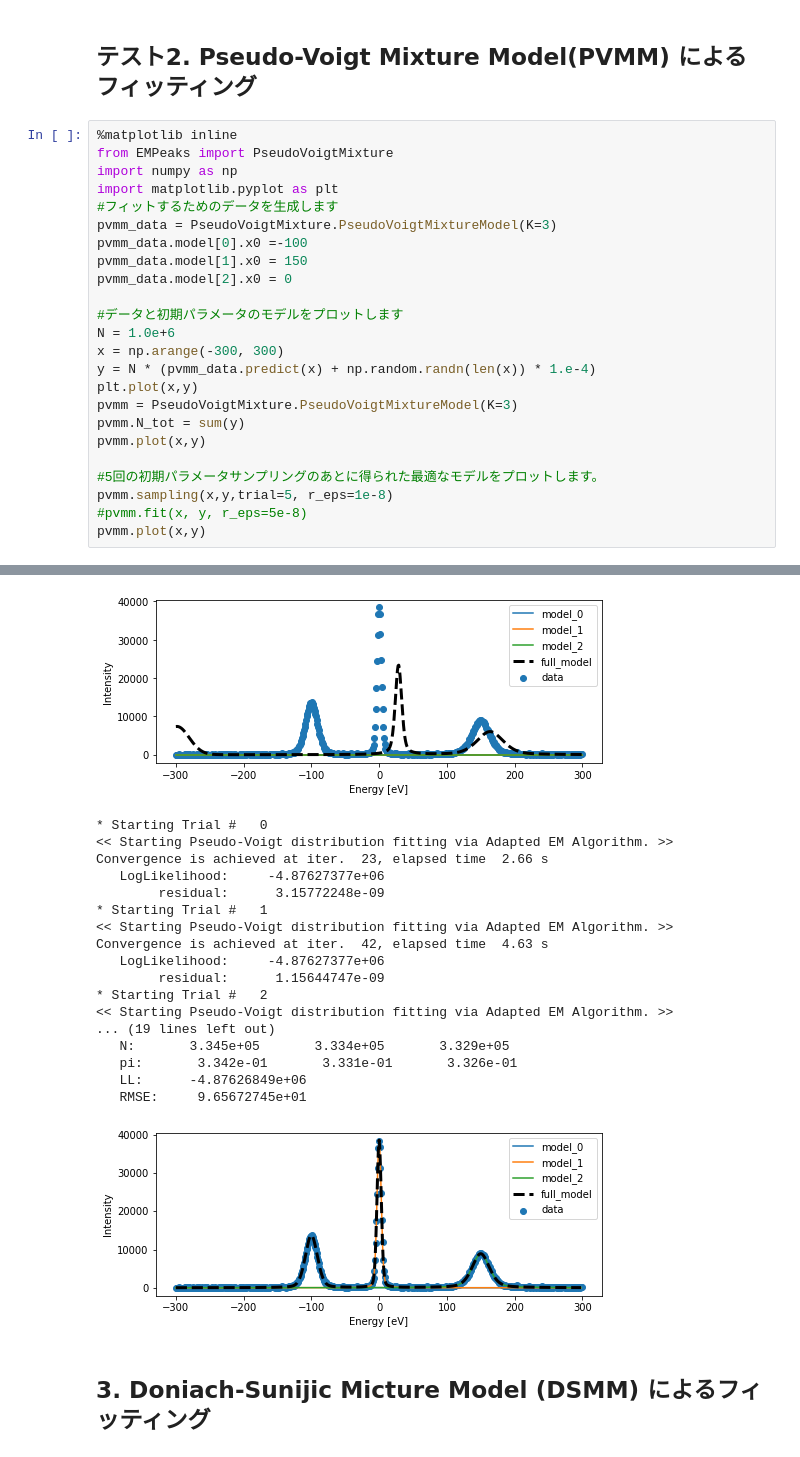
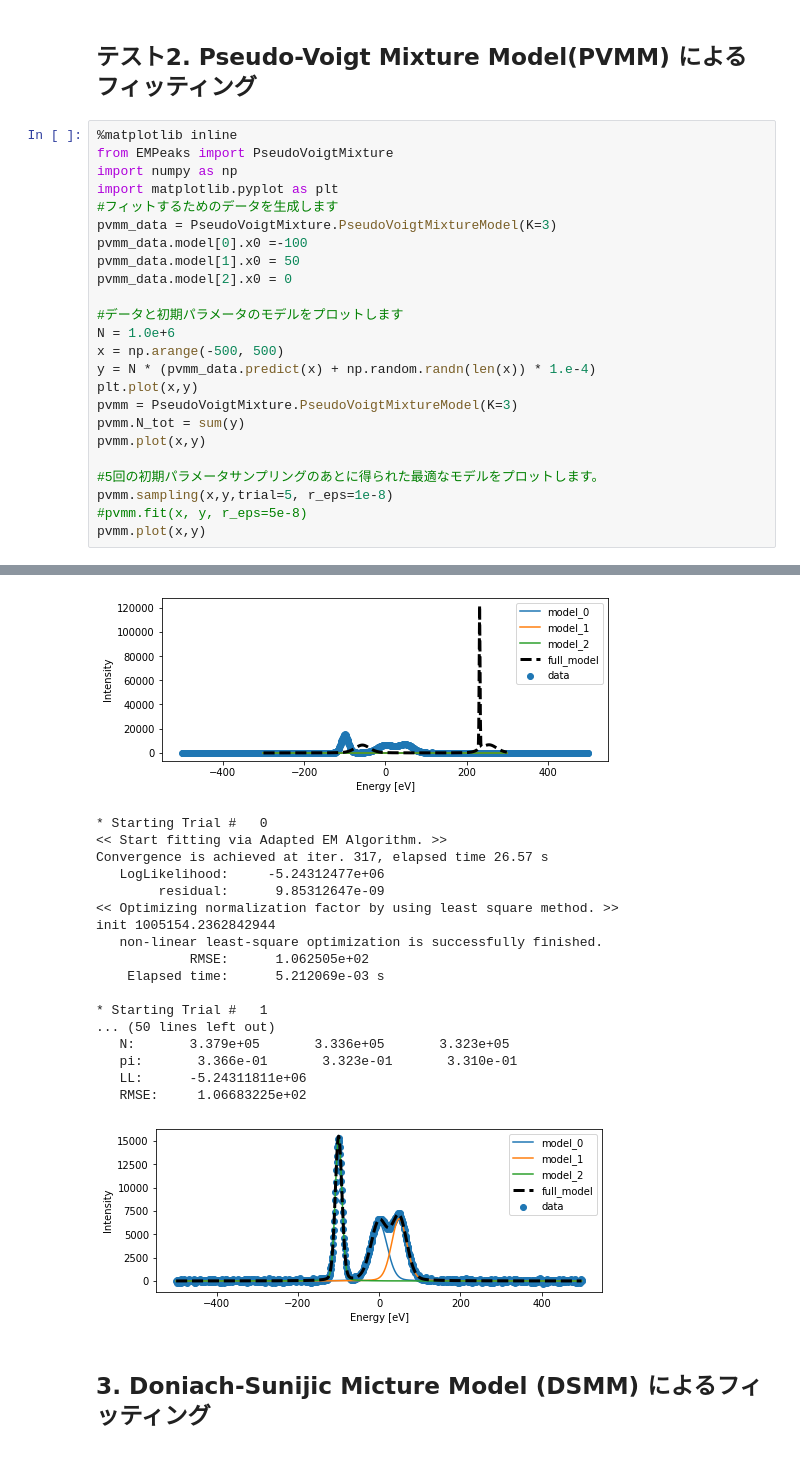
Before and after one commit to yasunobu-ando/EMPeaks, a Jupyter notebook: docs/EMPeaks_2.0.x_Tutorial.ipynb, the cells around one changed output, grey strips where cells are left out. Drawn from its saved outputs; the diff is of its cells as text.

```diff
--- a/docs/EMPeaks_2.0.x_Tutorial.ipynb
+++ b/docs/EMPeaks_2.0.x_Tutorial.ipynb
@@ -99,12 +97,12 @@ import matplotlib.pyplot as plt
 #フィットするためのデータを生成します
 pvmm_data = PseudoVoigtMixture.PseudoVoigtMixtureModel(K=3)
 pvmm_data.model[0].x0 =-100
-pvmm_data.model[1].x0 = 150
+pvmm_data.model[1].x0 = 50
 pvmm_data.model[2].x0 = 0
 
 #データと初期パラメータのモデルをプロットします
 N = 1.0e+6
-x = np.arange(-300, 300)
+x = np.arange(-500, 500)
 y = N * (pvmm_data.predict(x) + np.random.randn(len(x)) * 1.e-4)
 plt.plot(x,y)
 pvmm = PseudoVoigtMixture.PseudoVoigtMixtureModel(K=3)
@@ -120,22 +118,22 @@ pvmm.plot(x,y)
-[figure, old version]
+[figure, new version]
 * Starting Trial #   0
-<< Starting Pseudo-Voigt distribution fitting via Adapted EM Algorithm. >>
-Convergence is achieved at iter.  23, elapsed time  2.66 s
-   LogLikelihood:     -4.87627377e+06
-        residual:      3.15772248e-09
+<< Start fitting via Adapted EM Algorithm. >>
+Convergence is achieved at iter. 317, elapsed time 26.57 s
+   LogLikelihood:     -5.24312477e+06
+        residual:      9.85312647e-09
+<< Optimizing normalization factor by using least square method. >>
+init 1005154.2362842944
+   non-linear least-square optimization is successfully finished.
+            RMSE:      1.062505e+02
+    Elapsed time:      5.212069e-03 s
+
 * Starting Trial #   1
-<< Starting Pseudo-Voigt distribution fitting via Adapted EM Algorithm. >>
-Convergence is achieved at iter.  42, elapsed time  4.63 s
-   LogLikelihood:     -4.87627377e+06
-        residual:      1.15644747e-09
-* Starting Trial #   2
-<< Starting Pseudo-Voigt distribution fitting via Adapted EM Algorithm. >>
-... (19 lines left out)
-   N:       3.345e+05       3.334e+05       3.329e+05
-   pi:       3.342e-01       3.331e-01       3.326e-01
-   LL:      -4.87626849e+06
-   RMSE:     9.65672745e+01
+... (50 lines left out)
+   N:       3.379e+05       3.336e+05       3.323e+05
+   pi:       3.366e-01       3.323e-01       3.310e-01
+   LL:      -5.24311811e+06
+   RMSE:     1.06683225e+02
-[figure, old version]
+[figure, new version]
 # %% [markdown]
 ## 3. Doniach-Sunijic Micture Model (DSMM) によるフィッティング
 # %%
```
Also changed, not shown: parts of 3 cells of this notebook, 7 other files.
